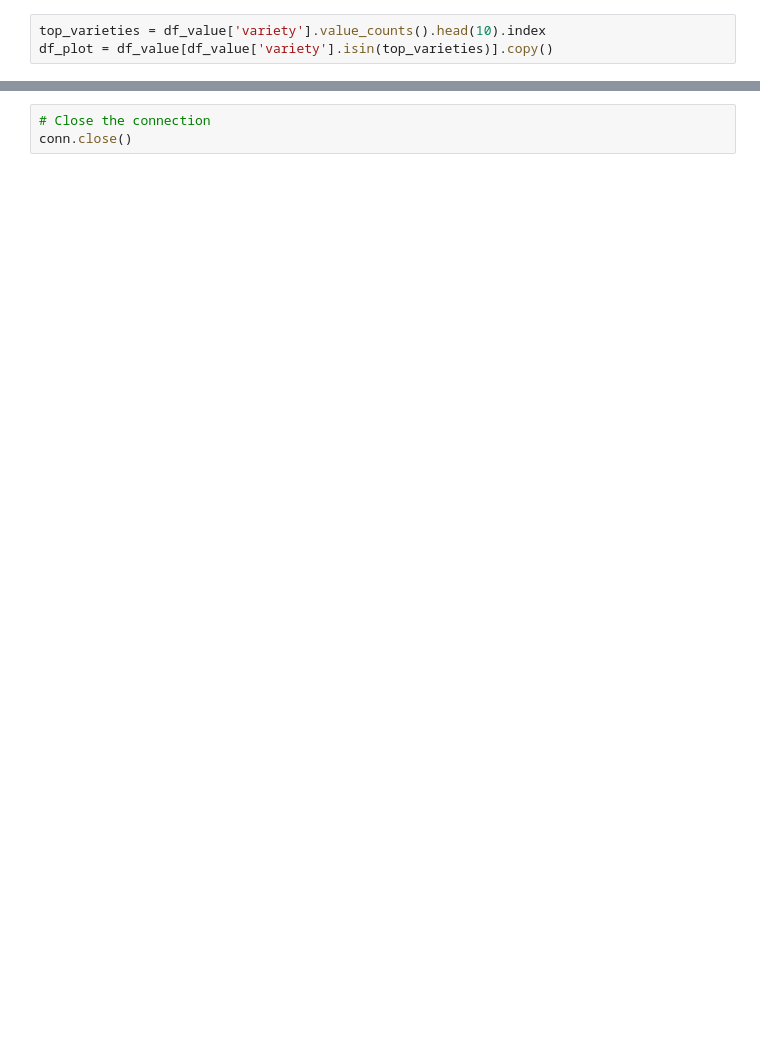
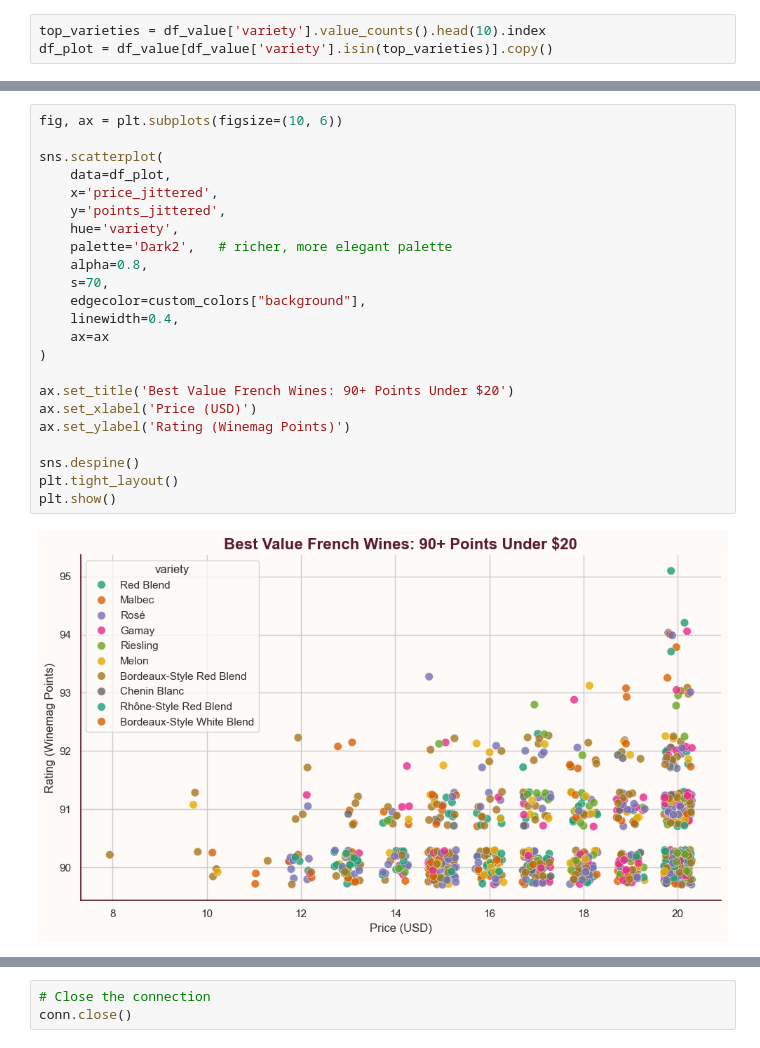
Before and after one commit to Awoo56709/EDS213_Final_Project, a Jupyter notebook: scripts/03_analysis_visualization.ipynb, the cells around one changed output, grey strips where cells are left out. Saved outputs shown, nothing was run; the diff lists cells and outputs as text; blank space fills up the shorter version.

```diff
--- a/scripts/03_analysis_visualization.ipynb
+++ b/scripts/03_analysis_visualization.ipynb
@@ -279,0 +334,25 @@ plt.show()
+# %%
+fig, ax = plt.subplots(figsize=(10, 6))
+
+sns.scatterplot(
+    data=df_plot,
+    x='price_jittered',
+    y='points_jittered',
+    hue='variety',
+    palette='Dark2',   # richer, more elegant palette
+    alpha=0.8,
+    s=70,
+    edgecolor=custom_colors["background"],
+    linewidth=0.4,
+    ax=ax
+)
+
+ax.set_title('Best Value French Wines: 90+ Points Under $20')
+ax.set_xlabel('Price (USD)')
+ax.set_ylabel('Rating (Winemag Points)')
+
+sns.despine()
+plt.tight_layout()
+plt.show()
+# %% [output]
+[figure, added]
```
Also changed, not shown: parts of 7 cells of this notebook, 4 other files.
